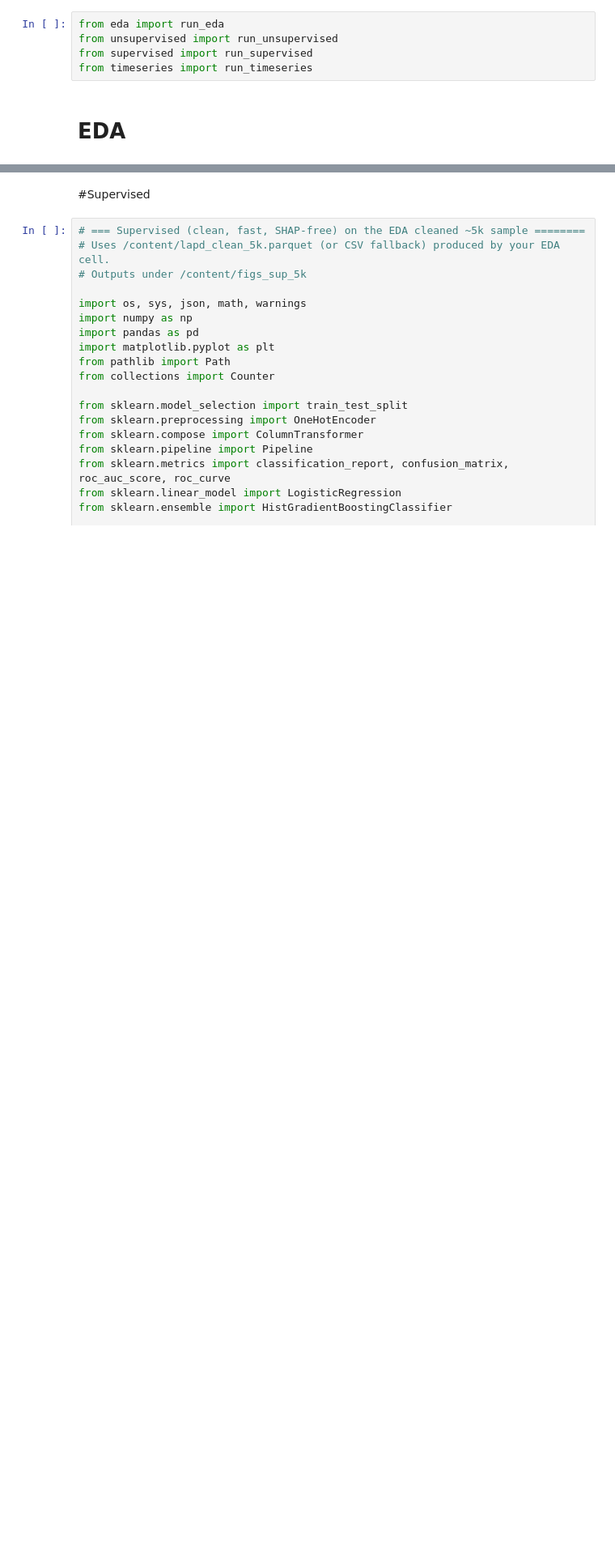
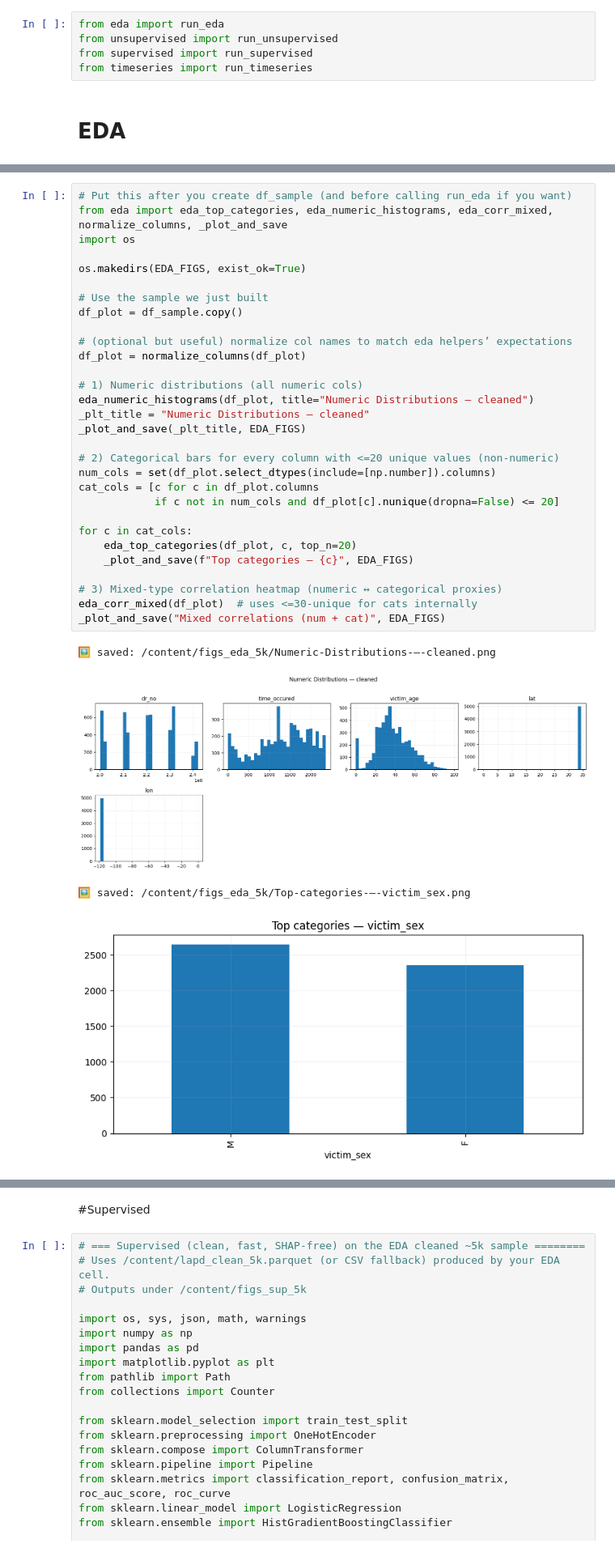
Before and after one commit to yaeliavni/AI, a Jupyter notebook: LAPD_OOP.ipynb, the cells around one changed output, grey strips where cells are left out. Shown at 81% size. Saved outputs shown, nothing was run; the diff lists cells and outputs as text; blank space fills up the shorter version.

```diff
--- a/LAPD_OOP.ipynb
+++ b/LAPD_OOP.ipynb
@@ -183,0 +364,35 @@ Cleaned dataset: /content/lapd_clean_5k.parquet
+# %%
+# Put this after you create df_sample (and before calling run_eda if you want)
+from eda import eda_top_categories, eda_numeric_histograms, eda_corr_mixed, normalize_columns, _plot_and_save
+import os
+
+os.makedirs(EDA_FIGS, exist_ok=True)
+
+# Use the sample we just built
+df_plot = df_sample.copy()
+
+# (optional but useful) normalize col names to match eda helpers’ expectations
+df_plot = normalize_columns(df_plot)
+
+# 1) Numeric distributions (all numeric cols)
+eda_numeric_histograms(df_plot, title="Numeric Distributions — cleaned")
+_plt_title = "Numeric Distributions — cleaned"
+_plot_and_save(_plt_title, EDA_FIGS)
+
+# 2) Categorical bars for every column with <=20 unique values (non‑numeric)
+num_cols = set(df_plot.select_dtypes(include=[np.number]).columns)
+cat_cols = [c for c in df_plot.columns
+            if c not in num_cols and df_plot[c].nunique(dropna=False) <= 20]
+
+for c in cat_cols:
+    eda_top_categories(df_plot, c, top_n=20)
+    _plot_and_save(f"Top categories — {c}", EDA_FIGS)
+
+# 3) Mixed-type correlation heatmap (numeric ↔ categorical proxies)
+eda_corr_mixed(df_plot)  # uses <=30-unique for cats internally
+_plot_and_save("Mixed correlations (num + cat)", EDA_FIGS)
+# %% [output]
+🖼️ saved: /content/figs_eda_5k/Numeric-Distributions-—-cleaned.png
+[figure, added]
+🖼️ saved: /content/figs_eda_5k/Top-categories-—-victim_sex.png
+[figure, added]
```
Also changed, not shown: parts of 14 cells of this notebook.
